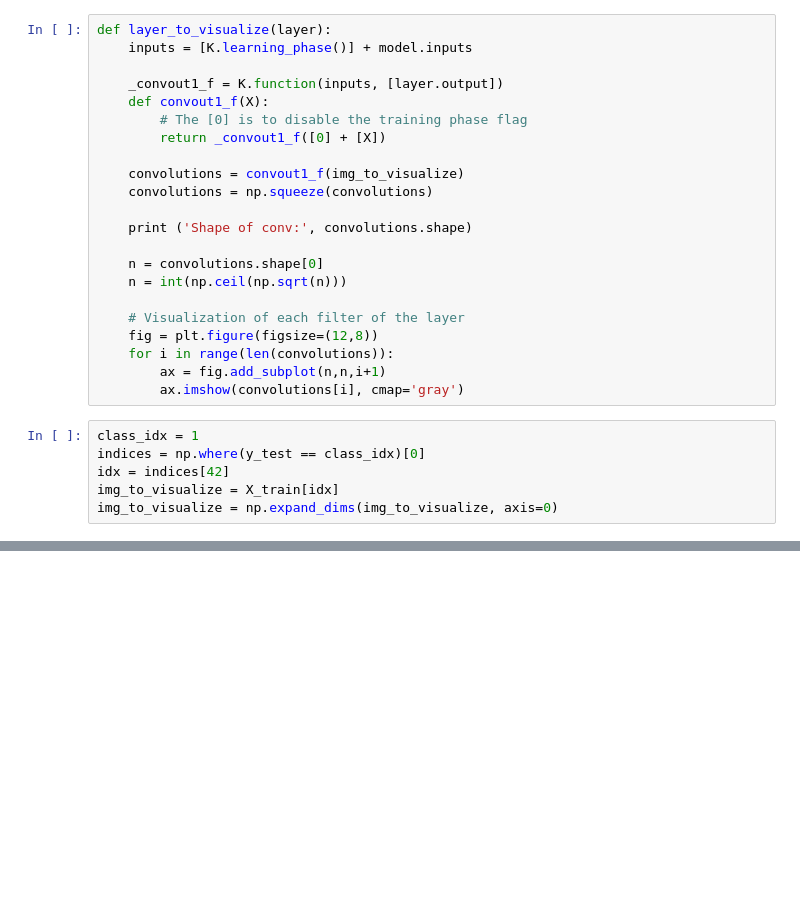
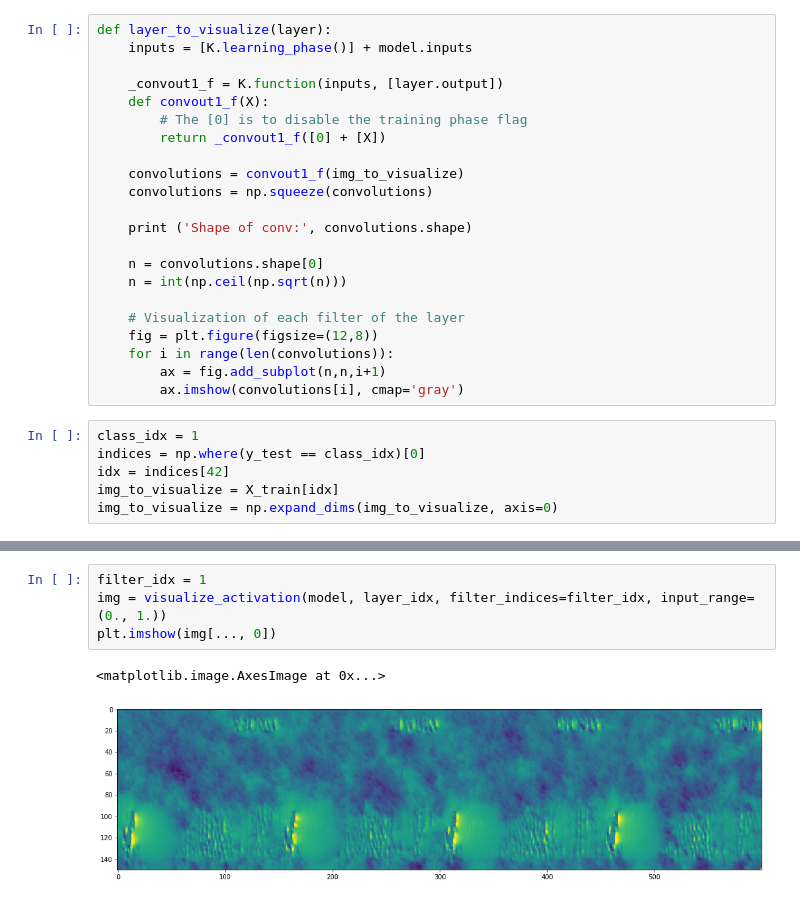
Before and after one commit to sidhusmart/pyconde2018, a Jupyter notebook: Training the Chrome T-Rex.ipynb, the cells around one changed output, grey strips where cells are left out. Saved outputs shown, nothing was run; the diff lists cells and outputs as text; blank space fills up the shorter version.

```diff
--- a/Training the Chrome T-Rex.ipynb
+++ b/Training the Chrome T-Rex.ipynb
@@ -578,0 +650,7 @@ ModuleNotFoundError: No module named 'vis'
+# %%
+filter_idx = 1
+img = visualize_activation(model, layer_idx, filter_indices=filter_idx, input_range=(0., 1.))
+plt.imshow(img[..., 0])
+# %% [output]
+<matplotlib.image.AxesImage at 0x...>
+[figure, added]
```
Also changed, not shown: parts of 24 cells of this notebook, 3 other files.
